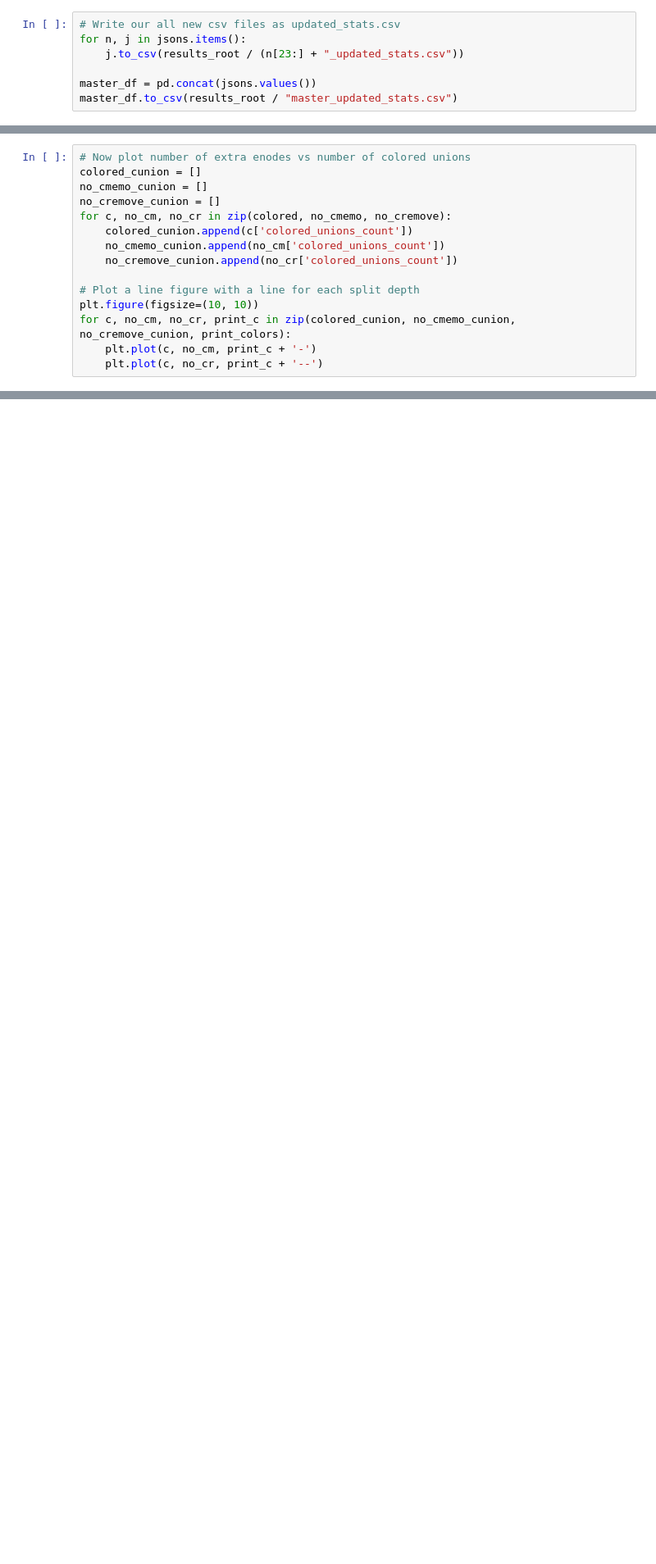
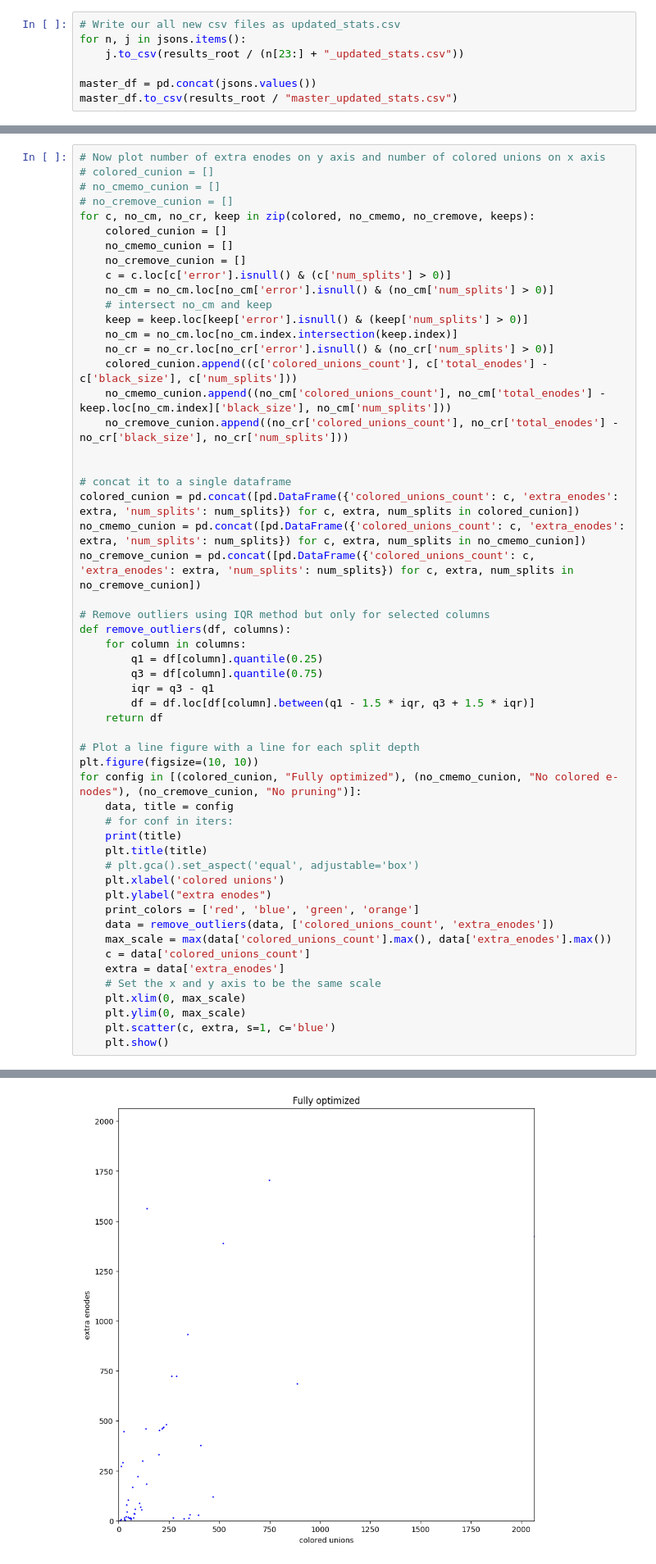
Before and after one commit to eytans/TheSy, a Jupyter notebook: experiments/cvc4_newth_alltogether/process_results.ipynb, the cells around one changed output, grey strips where cells are left out. Shown at 82% size. Saved outputs shown, nothing was run; the diff lists cells and outputs as text; blank space fills up the shorter version.

Commit message:
More graphs!

```diff
--- a/experiments/cvc4_newth_alltogether/process_results.ipynb
+++ b/experiments/cvc4_newth_alltogether/process_results.ipynb
@@ -335,18 +335,58 @@ Size of intersection:  68
 Size of intersection:  68
 Size of intersection:  68
 [figure]
-# %%
-# Now plot number of extra enodes vs number of colored unions
-colored_cunion = []
-no_cmemo_cunion = []
-no_cremove_cunion = []
-for c, no_cm, no_cr in zip(colored, no_cmemo, no_cremove):
-    colored_cunion.append(c['colored_unions_count'])
-    no_cmemo_cunion.append(no_cm['colored_unions_count'])
-    no_cremove_cunion.append(no_cr['colored_unions_count'])
-
-# Plot a line figure with a line for each split depth
-plt.figure(figsize=(10, 10))
-for c, no_cm, no_cr, print_c in zip(colored_cunion, no_cmemo_cunion, no_cremove_cunion, print_colors):
-    plt.plot(c, no_cm, print_c + '-')
-    plt.plot(c, no_cr, print_c + '--')
+# %%
+# Now plot number of extra enodes on y axis and number of colored unions on x axis
+# colored_cunion = []
+# no_cmemo_cunion = []
+# no_cremove_cunion = []
+for c, no_cm, no_cr, keep in zip(colored, no_cmemo, no_cremove, keeps):
+    colored_cunion = []
+    no_cmemo_cunion = []
+    no_cremove_cunion = []
+    c = c.loc[c['error'].isnull() & (c['num_splits'] > 0)]
+    no_cm = no_cm.loc[no_cm['error'].isnull() & (no_cm['num_splits'] > 0)]
+    # intersect no_cm and keep
+    keep = keep.loc[keep['error'].isnull() & (keep['num_splits'] > 0)]
+    no_cm = no_cm.loc[no_cm.index.intersection(keep.index)]
+    no_cr = no_cr.loc[no_cr['error'].isnull() & (no_cr['num_splits'] > 0)]
+    colored_cunion.append((c['colored_unions_count'], c['total_enodes'] - c['black_size'], c['num_splits']))
+    no_cmemo_cunion.append((no_cm['colored_unions_count'], no_cm['total_enodes'] - keep.loc[no_cm.index]['black_size'], no_cm['num_splits']))
+    no_cremove_cunion.append((no_cr['colored_unions_count'], no_cr['total_enodes'] - no_cr['black_size'], no_cr['num_splits']))
+
+
+# concat it to a single dataframe
+colored_cunion = pd.concat([pd.DataFrame({'colored_unions_count': c, 'extra_enodes': extra, 'num_splits': num_splits}) for c, extra, num_splits in colored_cunion])
+no_cmemo_cunion = pd.concat([pd.DataFrame({'colored_unions_count': c, 'extra_enodes': extra, 'num_splits': num_splits}) for c, extra, num_splits in no_cmemo_cunion])
+no_cremove_cunion = pd.concat([pd.DataFrame({'colored_unions_count': c, 'extra_enodes': extra, 'num_splits': num_splits}) for c, extra, num_splits in no_cremove_cunion])
+
+# Remove outliers using IQR method but only for selected columns
+def remove_outliers(df, columns):
+    for column in columns:
+        q1 = df[column].quantile(0.25)
+        q3 = df[column].quantile(0.75)
+        iqr = q3 - q1
+        df = df.loc[df[column].between(q1 - 1.5 * iqr, q3 + 1.5 * iqr)]
+    return df
+
+# Plot a line figure with a line for each split depth
+plt.figure(figsize=(10, 10))
+for config in [(colored_cunion, "Fully optimized"), (no_cmemo_cunion, "No colored e-nodes"), (no_cremove_cunion, "No pruning")]:
+    data, title = config
+    # for conf in iters:
+    print(title)
+    plt.title(title)
+    # plt.gca().set_aspect('equal', adjustable='box')
+    plt.xlabel('colored unions')
+    plt.ylabel("extra enodes")
+    print_colors = ['red', 'blue', 'green', 'orange']
+    data = remove_outliers(data, ['colored_unions_count', 'extra_enodes'])
+    max_scale = max(data['colored_unions_count'].max(), data['extra_enodes'].max())
+    c = data['colored_unions_count']
+    extra = data['extra_enodes']
+    # Set the x and y axis to be the same scale
+    plt.xlim(0, max_scale)
+    plt.ylim(0, max_scale)
+    plt.scatter(c, extra, s=1, c='blue')
+    plt.show()
+# %% [output]
@@ -352,0 +394 @@ for c, no_cm, no_cr, print_c in zip(colored_cunion, no_cmemo_cunion, no_cremove_
+[figure, added]
```
Also changed, not shown: parts of 4 cells of this notebook.
